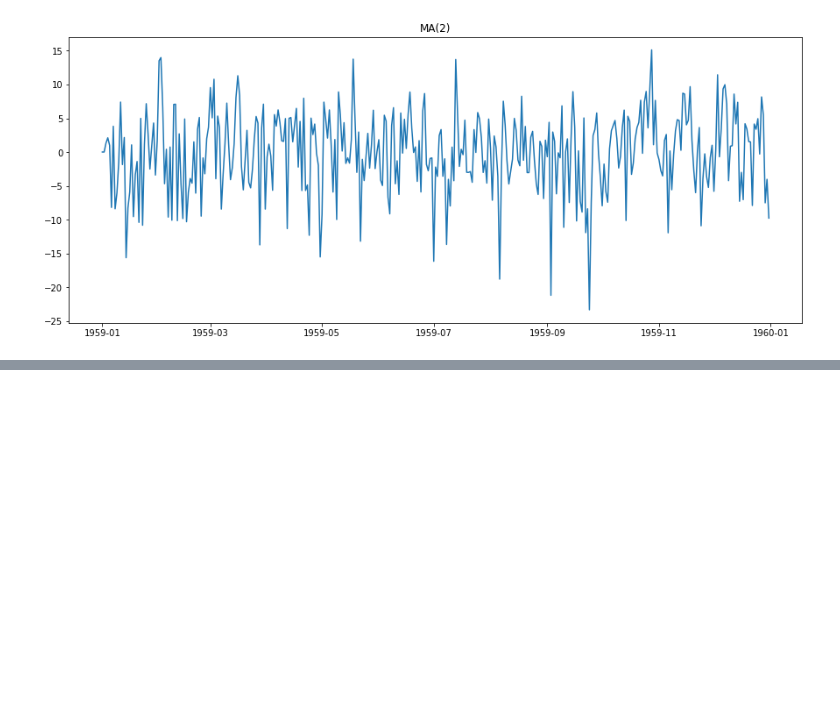
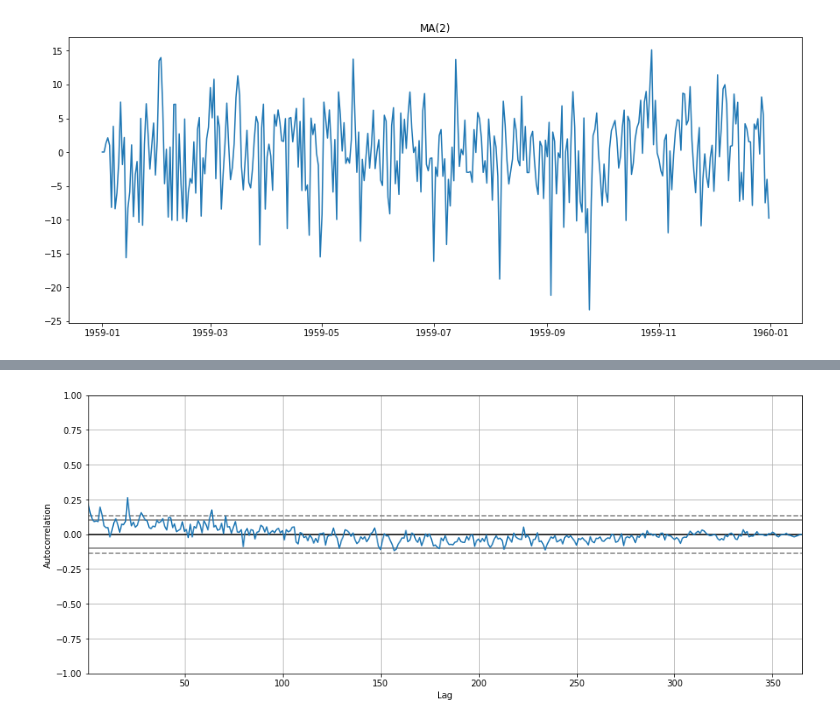
Before and after one commit to rjafarau/hands-on-time-series-analysis-python, a Jupyter notebook: source/CH04_Regression_Extension_Techniques_For_Time_Series_Data.ipynb, the cells around one changed output, grey strips where cells are left out. Cells and saved outputs as stored; diff of their text form; code cells hidden in the pictures; blank space fills up the shorter version.

```diff
--- a/source/CH04_Regression_Extension_Techniques_For_Time_Series_Data.ipynb
+++ b/source/CH04_Regression_Extension_Techniques_For_Time_Series_Data.ipynb
@@ -66,0 +77,5 @@ plt.show()
+# %%
+plt.figure(figsize=(15, 6))
+pm.utils.autocorr_plot(data_births['births'])
+# %% [output]
+[figure, added]
```
Also changed, not shown: parts of 2 cells of this notebook.
